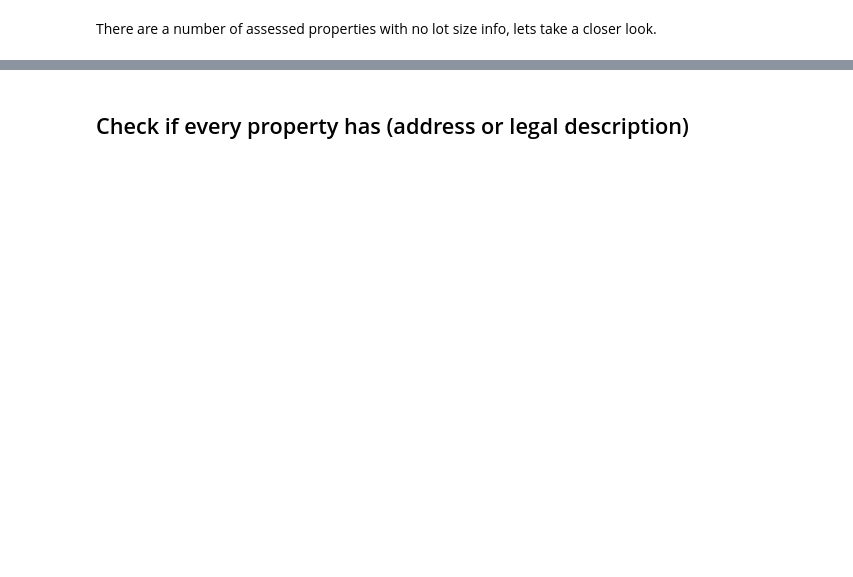
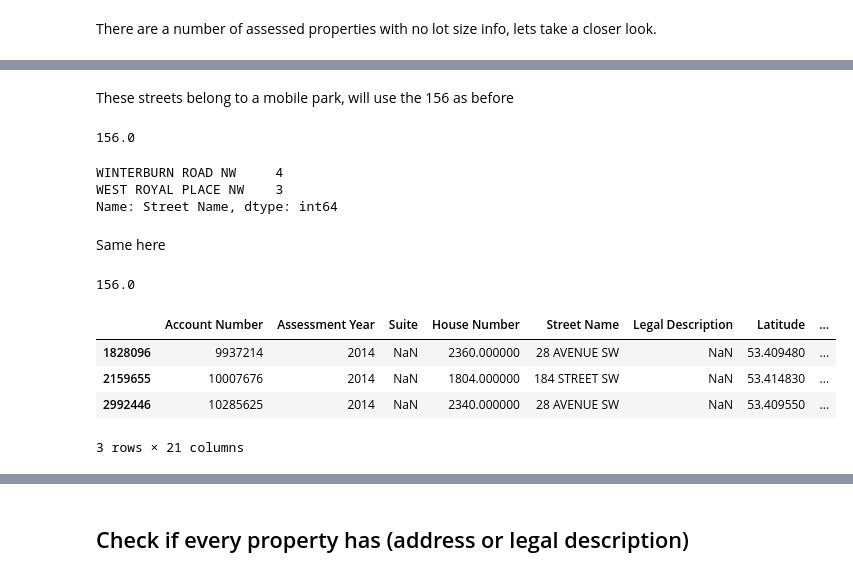
Before and after one commit to mcmccaig/prop_price, a Jupyter notebook: notebooks/historical_EDA.ipynb, the cells around one changed output, grey strips where cells are left out. Saved outputs shown, nothing was run; the diff lists cells and outputs as text; code cells hidden in the pictures; blank space fills up the shorter version.

```diff
--- a/notebooks/EDA.ipynb
+++ b/notebooks/historical_EDA.ipynb
@@ -294,0 +265,27 @@ Name: Lot Size, Length: 694, dtype: float64
+# %% [markdown]
+These streets belong to a mobile park, will use the 156 as before
+# %%
+imputer('RF4', 156)
+# %% [output]
+156.0
+# %%
+no_lot_size['Street Name'][no_lot_size['Zoning'] == 'RF1'].value_counts()
+# %% [output]
+WINTERBURN ROAD NW     4
+WEST ROYAL PLACE NW    3
+Name: Street Name, dtype: int64
+# %% [markdown]
+Same here
+# %%
+imputer('RF1', 156)
+# %% [output]
+156.0
+# %%
+no_lot_size = resi_house_data[resi_house_data['Lot Size'].isnull() == True]
+no_lot_size
+# %% [output]
+|  | Account Number | Assessment Year | Suite | House Number | Street Name | Legal Description | Latitude | ... |
+| 1828096 | 9937214 | 2014 | NaN | 2360.000000 | 28 AVENUE SW | NaN | 53.409480 | ... |
+| 2159655 | 10007676 | 2014 | NaN | 1804.000000 | 184 STREET SW | NaN | 53.414830 | ... |
+| 2992446 | 10285625 | 2014 | NaN | 2340.000000 | 28 AVENUE SW | NaN | 53.409550 | ... |
+3 rows × 21 columns
```
Also changed, not shown: parts of 76 cells of this notebook.
